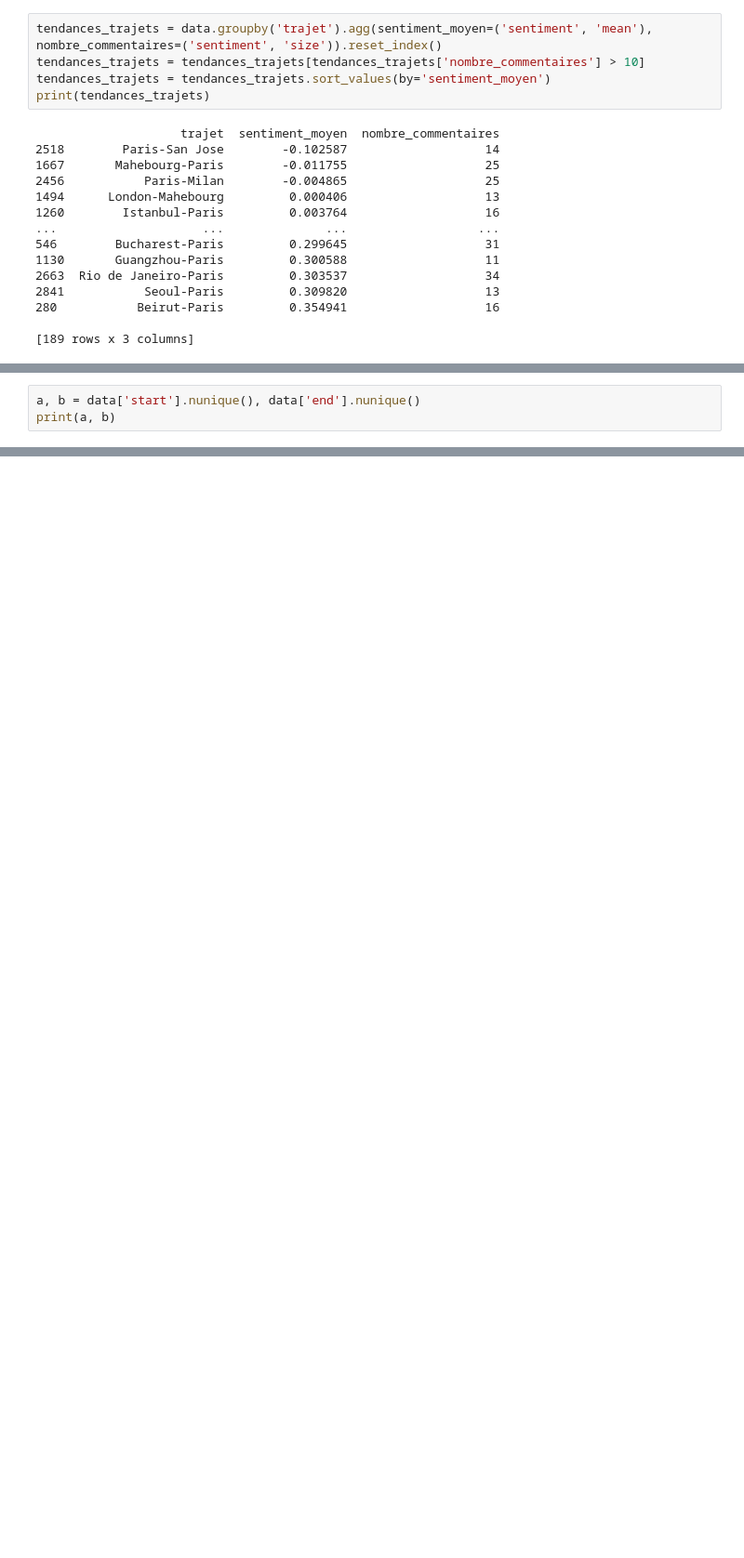
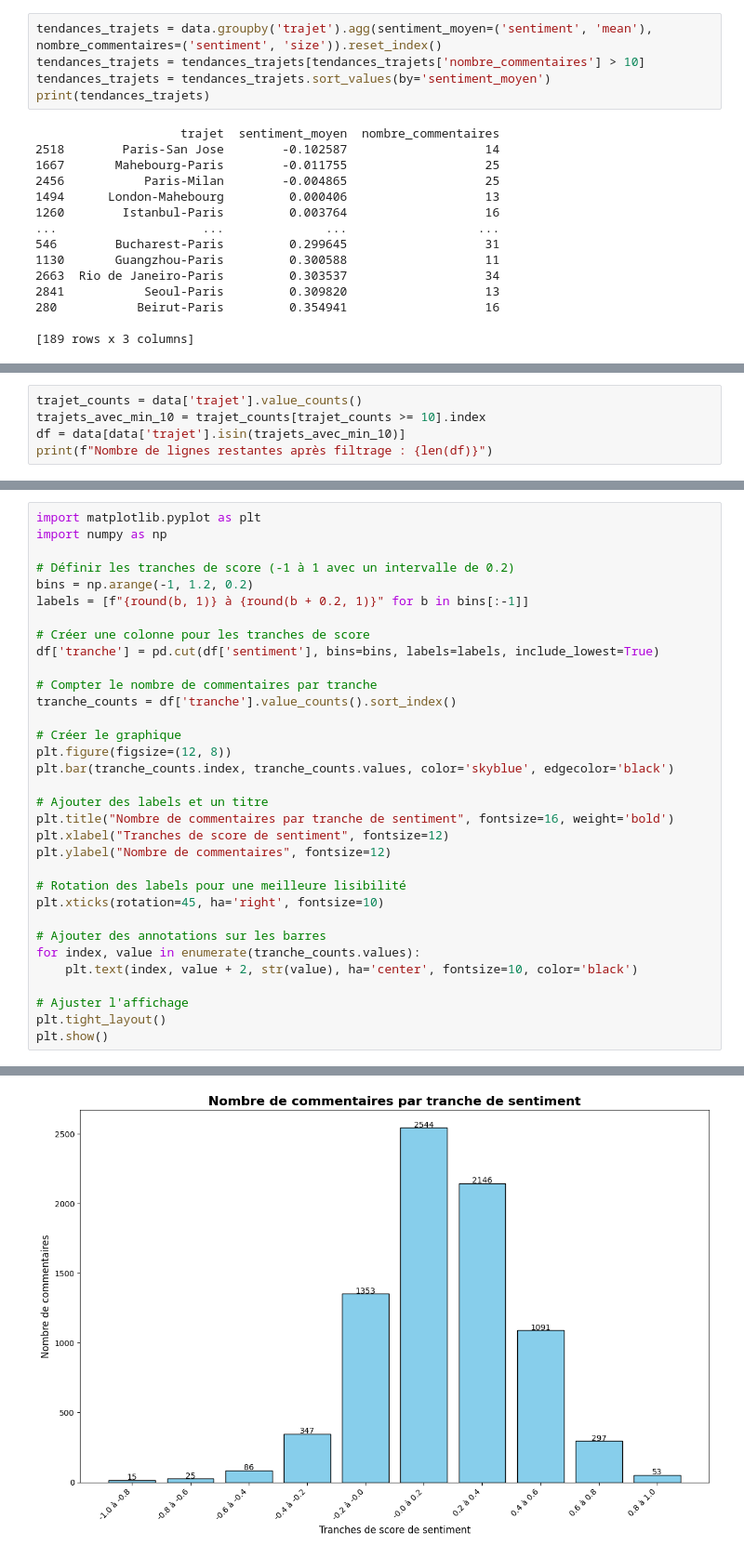
Before and after one commit to KV2TS/webscrapping, a Jupyter notebook: nlp.ipynb, the cells around one changed output, grey strips where cells are left out. Shown at 93% size. Cells and saved outputs as stored; diff of their text form; blank space fills up the shorter version.

```diff
--- a/nlp.ipynb
+++ b/nlp.ipynb
@@ -90,3 +78,0 @@ Nombre de trajets différents : 3335
-# %%
-a, b = data['start'].nunique(), data['end'].nunique()
-print(a, b)
@@ -94,0 +79,5 @@ print(a, b)
+# %%
+trajet_counts = data['trajet'].value_counts()
+trajets_avec_min_10 = trajet_counts[trajet_counts >= 10].index
+df = data[data['trajet'].isin(trajets_avec_min_10)]
+print(f"Nombre de lignes restantes après filtrage : {len(df)}")
@@ -94,0 +89,34 @@ print(a, b)
+# %%
+import matplotlib.pyplot as plt
+import numpy as np
+
+# Définir les tranches de score (-1 à 1 avec un intervalle de 0.2)
+bins = np.arange(-1, 1.2, 0.2)
+labels = [f"{round(b, 1)} à {round(b + 0.2, 1)}" for b in bins[:-1]]
+
+# Créer une colonne pour les tranches de score
+df['tranche'] = pd.cut(df['sentiment'], bins=bins, labels=labels, include_lowest=True)
+
+# Compter le nombre de commentaires par tranche
+tranche_counts = df['tranche'].value_counts().sort_index()
+
+# Créer le graphique
+plt.figure(figsize=(12, 8))
+plt.bar(tranche_counts.index, tranche_counts.values, color='skyblue', edgecolor='black')
+
+# Ajouter des labels et un titre
+plt.title("Nombre de commentaires par tranche de sentiment", fontsize=16, weight='bold')
+plt.xlabel("Tranches de score de sentiment", fontsize=12)
+plt.ylabel("Nombre de commentaires", fontsize=12)
+
+# Rotation des labels pour une meilleure lisibilité
+plt.xticks(rotation=45, ha='right', fontsize=10)
+
+# Ajouter des annotations sur les barres
+for index, value in enumerate(tranche_counts.values):
+    plt.text(index, value + 2, str(value), ha='center', fontsize=10, color='black')
+
+# Ajuster l'affichage
+plt.tight_layout()
+plt.show()
+# %% [output]
@@ -94,0 +128 @@ print(a, b)
+[figure, added]
```
Also changed, not shown: parts of 20 cells of this notebook, 1 other file.
